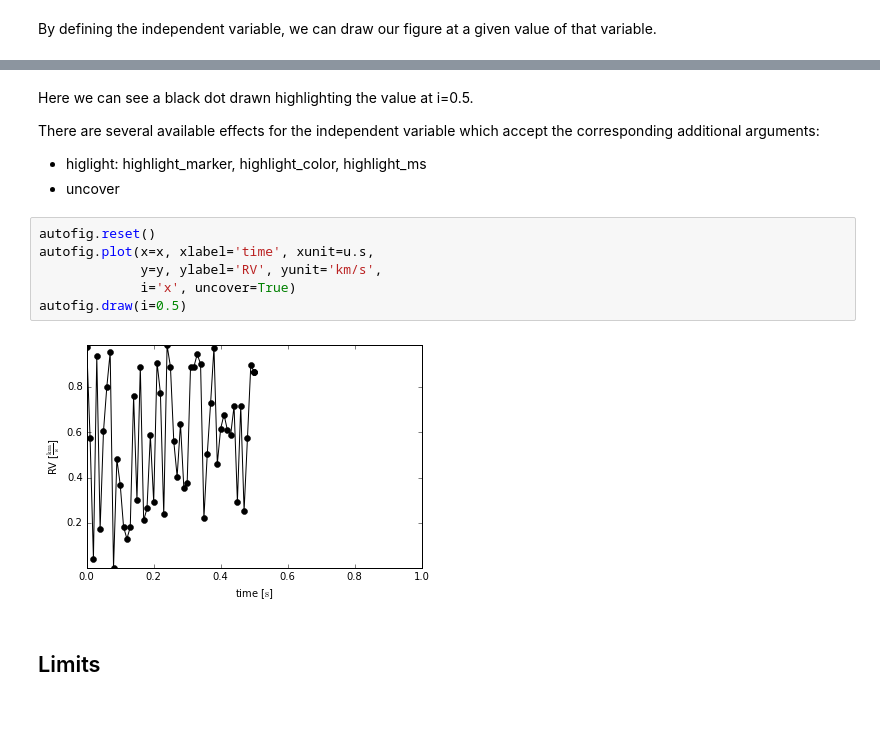
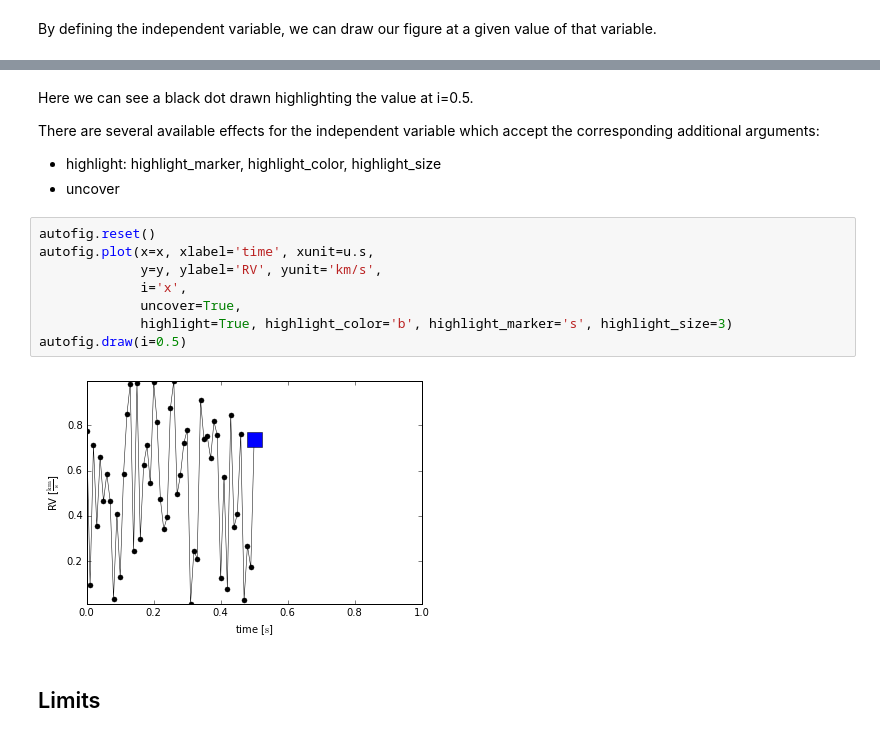
Before and after one commit to kecnry/autofig, a Jupyter notebook: examples/autofig_basics.ipynb, the cells around one changed output, grey strips where cells are left out. Cells and saved outputs as stored; diff of their text form.

```diff
--- a/examples/autofig_basics.ipynb
+++ b/examples/autofig_basics.ipynb
@@ -162,16 +203,18 @@ autofig.draw(i=0.5)
 Here we can see a black dot drawn highlighting the value at i=0.5.
 
 There are several available effects for the independent variable which accept the corresponding additional arguments:
-* higlight: highlight_marker, highlight_color, highlight_ms
+* highlight: highlight_marker, highlight_color, highlight_size
 * uncover
 # %%
 autofig.reset()
 autofig.plot(x=x, xlabel='time', xunit=u.s,
              y=y, ylabel='RV', yunit='km/s',
-             i='x', uncover=True)
+             i='x',
+             uncover=True,
+             highlight=True, highlight_color='b', highlight_marker='s', highlight_size=3)
 autofig.draw(i=0.5)
 # %% [output]
-[figure, old version]
+[figure, new version]
 # %% [markdown]
 ## Limits
 # %% [markdown]
```
Also changed, not shown: parts of 26 cells of this notebook, 5 other files.
